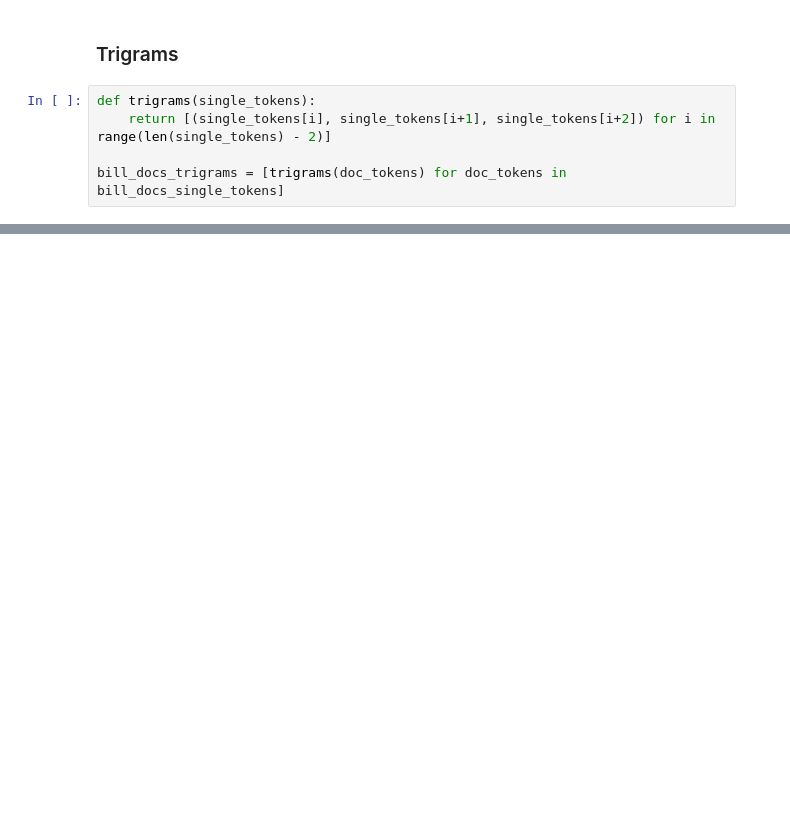
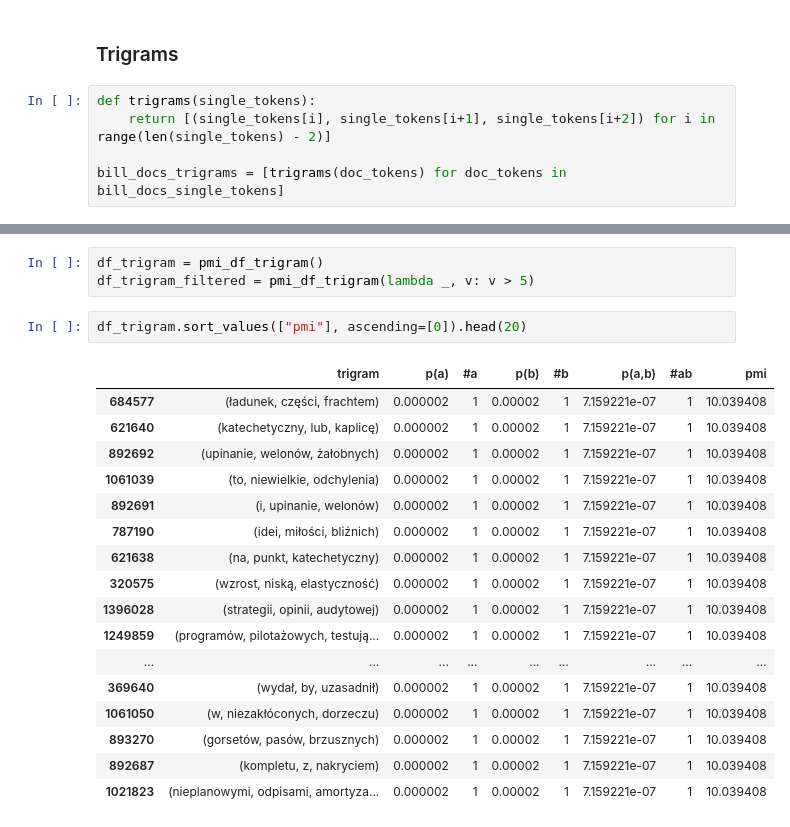
Before and after one commit to arkadiuss/nlp, a Jupyter notebook: 4_ngrams/4_ngrams.ipynb, the cells around one changed output, grey strips where cells are left out. Saved outputs shown, nothing was run; the diff lists cells and outputs as text; blank space fills up the shorter version.

```diff
--- a/4_ngrams/4_ngrams.ipynb
+++ b/4_ngrams/4_ngrams.ipynb
@@ -186,0 +195,23 @@ bill_docs_trigrams[:10]
+# %%
+df_trigram = pmi_df_trigram()
+df_trigram_filtered = pmi_df_trigram(lambda _, v: v > 5)
+# %%
+df_trigram.sort_values(["pmi"], ascending=[0]).head(20)
+# %% [output]
+|  | trigram | p(a) | #a | p(b) | #b | p(a,b) | #ab | pmi |
+| 684577 | (ładunek, części, frachtem) | 0.000002 | 1 | 0.00002 | 1 | 7.159221e-07 | 1 | 10.039408 |
+| 621640 | (katechetyczny, lub, kaplicę) | 0.000002 | 1 | 0.00002 | 1 | 7.159221e-07 | 1 | 10.039408 |
+| 892692 | (upinanie, welonów, żałobnych) | 0.000002 | 1 | 0.00002 | 1 | 7.159221e-07 | 1 | 10.039408 |
+| 1061039 | (to, niewielkie, odchylenia) | 0.000002 | 1 | 0.00002 | 1 | 7.159221e-07 | 1 | 10.039408 |
+| 892691 | (i, upinanie, welonów) | 0.000002 | 1 | 0.00002 | 1 | 7.159221e-07 | 1 | 10.039408 |
+| 787190 | (idei, miłości, bliźnich) | 0.000002 | 1 | 0.00002 | 1 | 7.159221e-07 | 1 | 10.039408 |
+| 621638 | (na, punkt, katechetyczny) | 0.000002 | 1 | 0.00002 | 1 | 7.159221e-07 | 1 | 10.039408 |
+| 320575 | (wzrost, niską, elastyczność) | 0.000002 | 1 | 0.00002 | 1 | 7.159221e-07 | 1 | 10.039408 |
+| 1396028 | (strategii, opinii, audytowej) | 0.000002 | 1 | 0.00002 | 1 | 7.159221e-07 | 1 | 10.039408 |
+| 1249859 | (programów, pilotażowych, testują... | 0.000002 | 1 | 0.00002 | 1 | 7.159221e-07 | 1 | 10.039408 |
+| ... | ... | ... | ... | ... | ... | ... | ... | ... |
+| 369640 | (wydał, by, uzasadnił) | 0.000002 | 1 | 0.00002 | 1 | 7.159221e-07 | 1 | 10.039408 |
+| 1061050 | (w, niezakłóconych, dorzeczu) | 0.000002 | 1 | 0.00002 | 1 | 7.159221e-07 | 1 | 10.039408 |
+| 893270 | (gorsetów, pasów, brzusznych) | 0.000002 | 1 | 0.00002 | 1 | 7.159221e-07 | 1 | 10.039408 |
+| 892687 | (kompletu, z, nakryciem) | 0.000002 | 1 | 0.00002 | 1 | 7.159221e-07 | 1 | 10.039408 |
+| 1021823 | (nieplanowymi, odpisami, amortyza... | 0.000002 | 1 | 0.00002 | 1 | 7.159221e-07 | 1 | 10.039408 |
```
Also changed, not shown: parts of 12 cells of this notebook.
